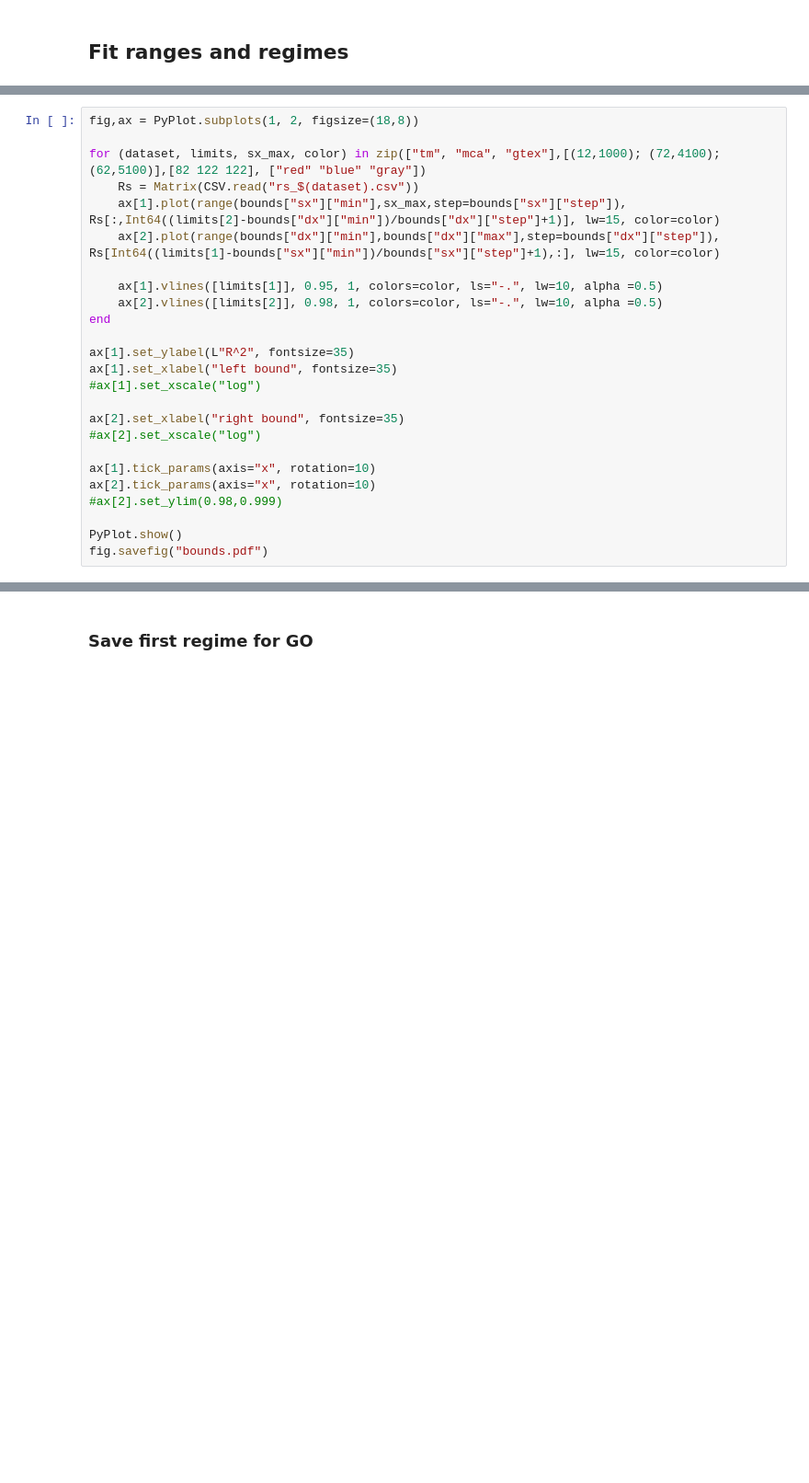
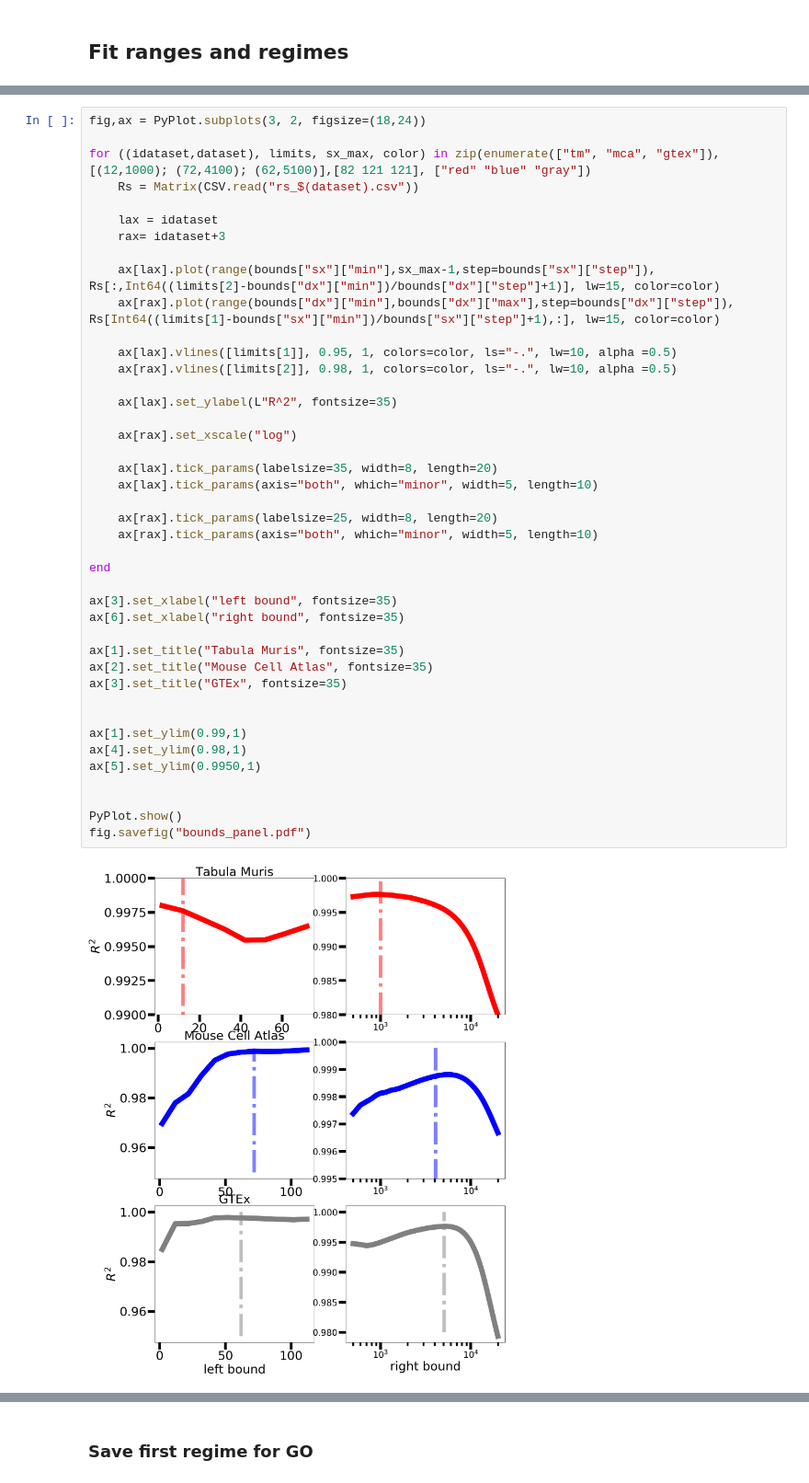
Before and after one commit to SilviaLazzardi/Emergent_Laws_in_scRNA-seq_Data, a Jupyter notebook: MouseCellAtlas/combined_analyses.ipynb, the cells around one changed output, grey strips where cells are left out. Shown at 92% size. Drawn from its saved outputs; the diff is of its cells as text; blank space fills up the shorter version.

```diff
--- a/MouseCellAtlas/combined_analyses.ipynb
+++ b/MouseCellAtlas/combined_analyses.ipynb
@@ -144,25 +198,44 @@ fig.savefig("zipf_alldatasets_fit_gtex.pdf")
 # %%
-fig,ax = PyPlot.subplots(1, 2, figsize=(18,8))
+fig,ax = PyPlot.subplots(3, 2, figsize=(18,24))
 
-for (dataset, limits, sx_max, color) in zip(["tm", "mca", "gtex"],[(12,1000); (72,4100); (62,5100)],[82 122 122], ["red" "blue" "gray"])
+for ((idataset,dataset), limits, sx_max, color) in zip(enumerate(["tm", "mca", "gtex"]),[(12,1000); (72,4100); (62,5100)],[82 121 121], ["red" "blue" "gray"])
     Rs = Matrix(CSV.read("rs_$(dataset).csv"))
-    ax[1].plot(range(bounds["sx"]["min"],sx_max,step=bounds["sx"]["step"]), Rs[:,Int64((limits[2]-bounds["dx"]["min"])/bounds["dx"]["step"]+1)], lw=15, color=color)
-    ax[2].plot(range(bounds["dx"]["min"],bounds["dx"]["max"],step=bounds["dx"]["step"]), Rs[Int64((limits[1]-bounds["sx"]["min"])/bounds["sx"]["step"]+1),:], lw=15, color=color)
 
-    ax[1].vlines([limits[1]], 0.95, 1, colors=color, ls="-.", lw=10, alpha =0.5)
-    ax[2].vlines([limits[2]], 0.98, 1, colors=color, ls="-.", lw=10, alpha =0.5)
+    lax = idataset
+    rax= idataset+3
+
+    ax[lax].plot(range(bounds["sx"]["min"],sx_max-1,step=bounds["sx"]["step"]), Rs[:,Int64((limits[2]-bounds["dx"]["min"])/bounds["dx"]["step"]+1)], lw=15, color=color)
+    ax[rax].plot(range(bounds["dx"]["min"],bounds["dx"]["max"],step=bounds["dx"]["step"]), Rs[Int64((limits[1]-bounds["sx"]["min"])/bounds["sx"]["step"]+1),:], lw=15, color=color)
+
+    ax[lax].vlines([limits[1]], 0.95, 1, colors=color, ls="-.", lw=10, alpha =0.5)
+    ax[rax].vlines([limits[2]], 0.98, 1, colors=color, ls="-.", lw=10, alpha =0.5)
+
+    ax[lax].set_ylabel(L"R^2", fontsize=35)
+
+    ax[rax].set_xscale("log")
+
+    ax[lax].tick_params(labelsize=35, width=8, length=20)
+    ax[lax].tick_params(axis="both", which="minor", width=5, length=10)
+
+    ax[rax].tick_params(labelsize=25, width=8, length=20)
+    ax[rax].tick_params(axis="both", which="minor", width=5, length=10)
+
 end
 
-ax[1].set_ylabel(L"R^2", fontsize=35)
-ax[1].set_xlabel("left bound", fontsize=35)
-#ax[1].set_xscale("log")
+ax[3].set_xlabel("left bound", fontsize=35)
+ax[6].set_xlabel("right bound", fontsize=35)
 
-ax[2].set_xlabel("right bound", fontsize=35)
-#ax[2].set_xscale("log")
+ax[1].set_title("Tabula Muris", fontsize=35)
+ax[2].set_title("Mouse Cell Atlas", fontsize=35)
+ax[3].set_title("GTEx", fontsize=35)
 
-ax[1].tick_params(axis="x", rotation=10)
-ax[2].tick_params(axis="x", rotation=10)
-#ax[2].set_ylim(0.98,0.999)
+
+ax[1].set_ylim(0.99,1)
+ax[4].set_ylim(0.98,1)
+ax[5].set_ylim(0.9950,1)
+
 
 PyPlot.show()
-fig.savefig("bounds.pdf")
+fig.savefig("bounds_panel.pdf")
+# %% [output]
+[figure, added]
```
Also changed, not shown: parts of 35 cells of this notebook, 1 other file.
